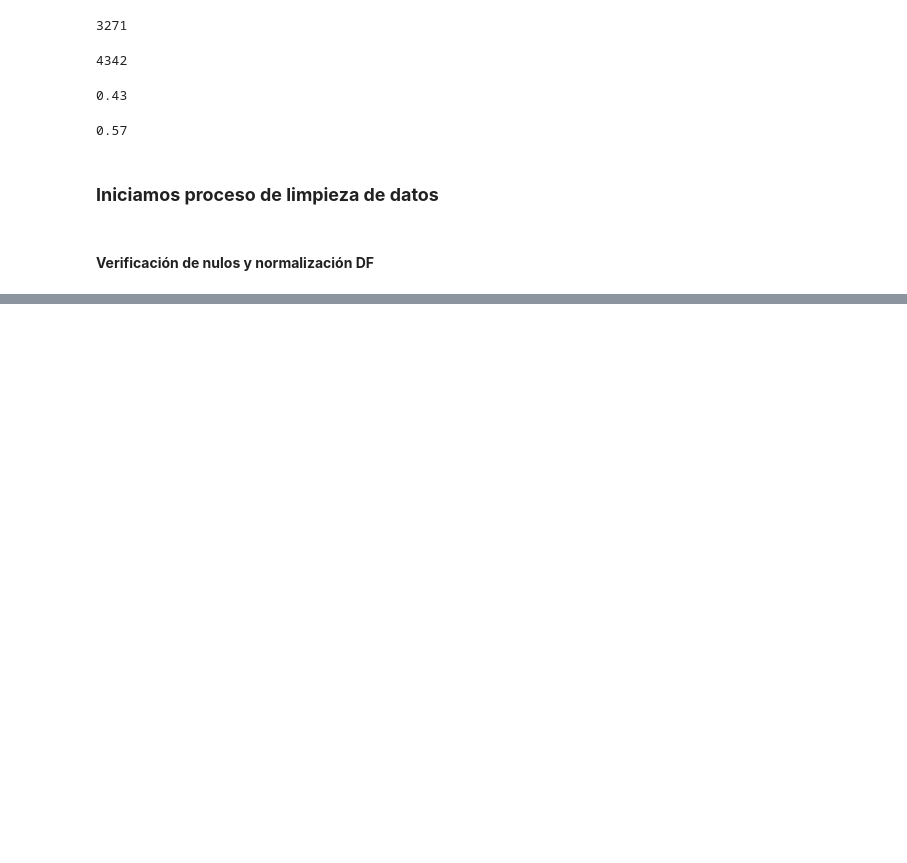
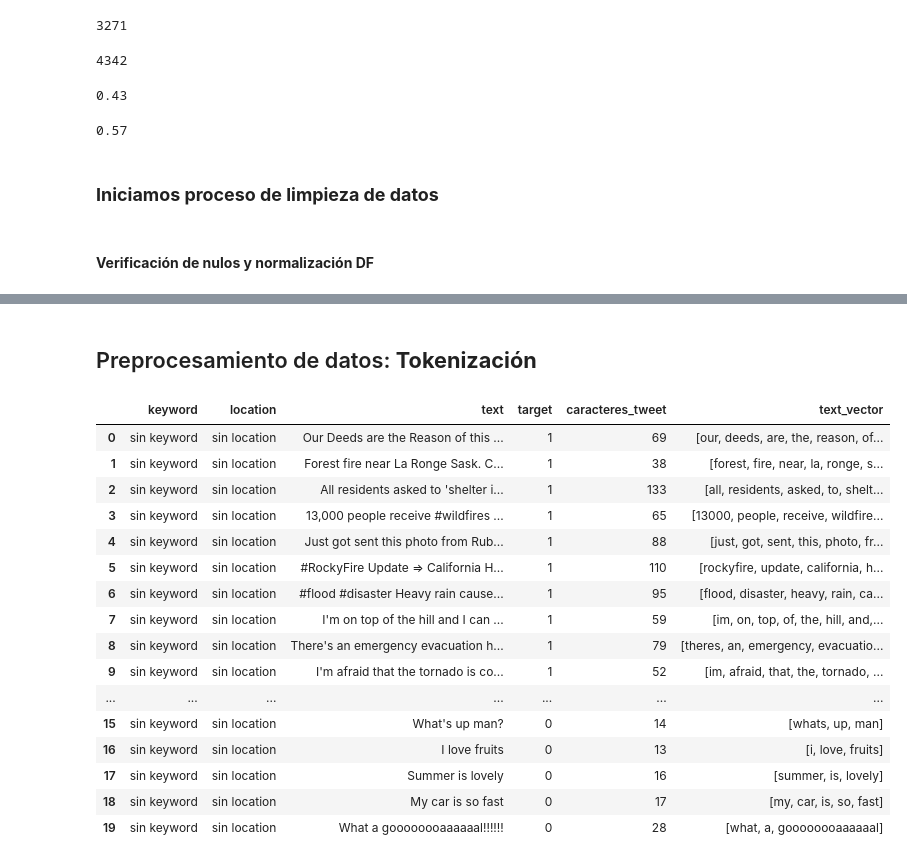
Before and after one commit to elemi10/7506-TP-Org-de-datos, a Jupyter notebook: TP1_Real_or_Not?_NLP_with_Disaster_Tweets.ipynb, the cells around one changed output, grey strips where cells are left out. Drawn from its saved outputs; the diff is of its cells as text; code cells hidden in the pictures; blank space fills up the shorter version.

```diff
--- a/TP1_Real_or_Not?_NLP_with_Disaster_Tweets.ipynb
+++ b/TP1_Real_or_Not?_NLP_with_Disaster_Tweets.ipynb
@@ -230,0 +224,3 @@ memory usage: 416.3+ KB
+# %%
+# Eliminamos los tweets duplicados considerando que su cantidad no tiene impacto en el análisis.
+df_train=df_train.drop_duplicates('text')
@@ -230,0 +243,38 @@ memory usage: 416.3+ KB
+# %% [markdown]
+## Preprocesamiento de datos: **Tokenización**
+# %%
+import string
+punctuation = set(string.punctuation)
+
+def tokenize(sentence):
+    tokens = []
+    for token in sentence.split():
+        new_token = []
+        for character in token:
+            if character not in punctuation:
+                new_token.append(character.lower())
+        if new_token:
+            tokens.append("".join(new_token))
+    return tokens
+# %%
+df_train['text_vector']=df_train['text'].apply(tokenize)
+# %%
+df_train.head(20)
+# %% [output]
+|  | keyword | location | text | target | caracteres_tweet | text_vector |
+| 0 | sin keyword | sin location | Our Deeds are the Reason of this ... | 1 | 69 | [our, deeds, are, the, reason, of... |
+| 1 | sin keyword | sin location | Forest fire near La Ronge Sask. C... | 1 | 38 | [forest, fire, near, la, ronge, s... |
+| 2 | sin keyword | sin location | All residents asked to 'shelter i... | 1 | 133 | [all, residents, asked, to, shelt... |
+| 3 | sin keyword | sin location | 13,000 people receive #wildfires ... | 1 | 65 | [13000, people, receive, wildfire... |
+| 4 | sin keyword | sin location | Just got sent this photo from Rub... | 1 | 88 | [just, got, sent, this, photo, fr... |
+| 5 | sin keyword | sin location | #RockyFire Update => California H... | 1 | 110 | [rockyfire, update, california, h... |
+| 6 | sin keyword | sin location | #flood #disaster Heavy rain cause... | 1 | 95 | [flood, disaster, heavy, rain, ca... |
+| 7 | sin keyword | sin location | I'm on top of the hill and I can ... | 1 | 59 | [im, on, top, of, the, hill, and,... |
+| 8 | sin keyword | sin location | There's an emergency evacuation h... | 1 | 79 | [theres, an, emergency, evacuatio... |
+| 9 | sin keyword | sin location | I'm afraid that the tornado is co... | 1 | 52 | [im, afraid, that, the, tornado, ... |
+| ... | ... | ... | ... | ... | ... | ... |
+| 15 | sin keyword | sin location | What's up man? | 0 | 14 | [whats, up, man] |
+| 16 | sin keyword | sin location | I love fruits | 0 | 13 | [i, love, fruits] |
+| 17 | sin keyword | sin location | Summer is lovely | 0 | 16 | [summer, is, lovely] |
+| 18 | sin keyword | sin location | My car is so fast | 0 | 17 | [my, car, is, so, fast] |
+| 19 | sin keyword | sin location | What a goooooooaaaaaal!!!!!! | 0 | 28 | [what, a, goooooooaaaaaal] |
```
Also changed, not shown: parts of 23 cells of this notebook.
